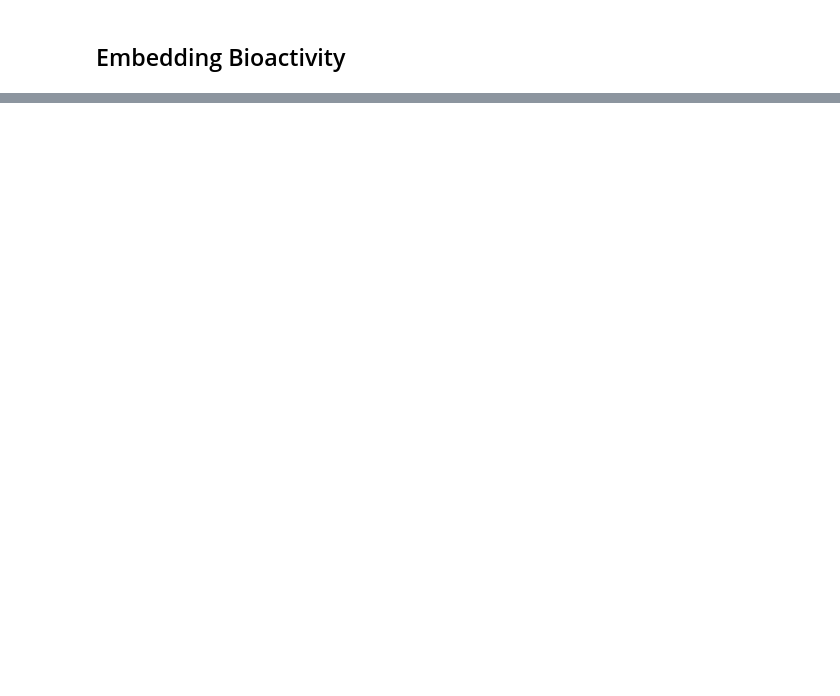
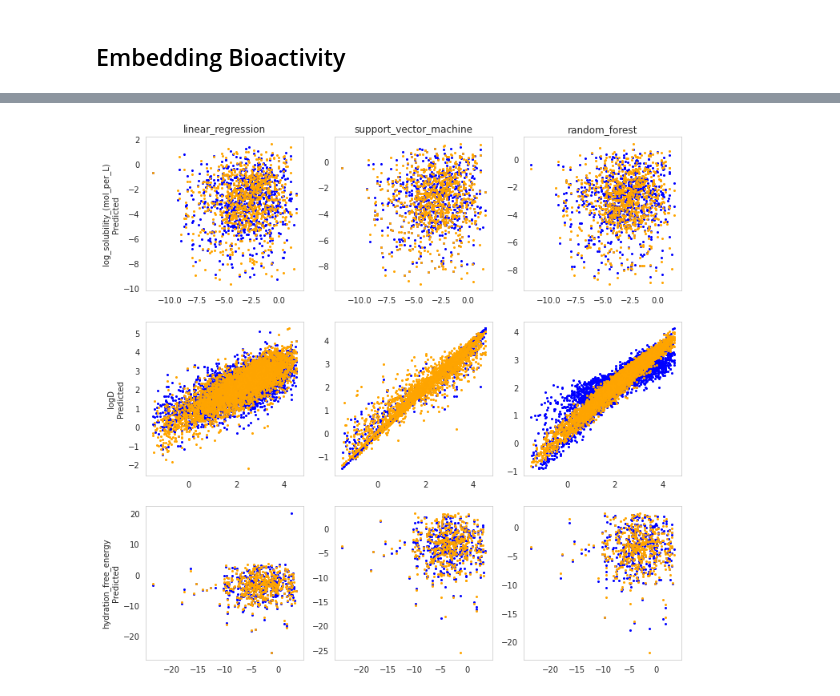
Before and after one commit to NVIDIA/cheminformatics, a Jupyter notebook: benchmark/notebooks/plot_benchmark.ipynb, the cells around one changed output, grey strips where cells are left out. Saved outputs shown, nothing was run; the diff lists cells and outputs as text; code cells hidden in the pictures; blank space fills up the shorter version.

```diff
--- a/benchmark/notebooks/plot_benchmark.ipynb
+++ b/benchmark/notebooks/plot_benchmark.ipynb
@@ -508,0 +730,36 @@ plot_df = make_multimodel_bioactivity_plots(df=df, limit_genes='CDK2', save_plot
+# %%
+# df = plot_data.query('exp_name == "MegaMolBARTv0.2 (2022/07/20)"')
+df = plot_data.query('exp_name == "MegaMolBARTv0.2 (2022/07/14)"')
+# df = plot_data.query('exp_name == "CDDD"')
+
+property_field = 'property' ## WILL CHANGE
+model_field = 'model'
+models = ['linear_regression', 'support_vector_machine', 'random_forest']
+comparison_field = 'exp_name'
+fingerprint_field = 'fingerprint'
+embedding_field = 'embedding'
+value_field = 'value'
+
+# Setup plots
+set_plotting_style()
+plots_per_row = len(models)
+num_plots = df[property_field].nunique() * plots_per_row
+
+num_pages = df[comparison_field].nunique()
+fig, axes_list = setup_plots(num_plots, plots_per_row, xscale=4, yscale=4)
+
+for row, property_ in enumerate(df[property_field].unique()):
+    for col, model in enumerate(models):
+        query_str = f'({property_field} == "{property_}") & ({model_field} == "{model}")'
+        plot_data_ = df.query(query_str)
+
+        pos = (row * plots_per_row) + col
+        ax = axes_list[pos]
+        ax.plot(plot_data_[value_field], plot_data_[fingerprint_field], ms=2, marker='o', ls='', color='blue', label='fingerprint')
+        ax.plot(plot_data_[value_field], plot_data_[embedding_field], ms=2, marker='o', ls='', color='orange', label='fingerprint')
+        if row == 0:
+            ax.set_title(model)
+        if col == 0:
+            ax.set_ylabel(f'{property_}\nPredicted')
+# %% [output]
+[figure, added]
```
Also changed, not shown: parts of 11 cells of this notebook.
